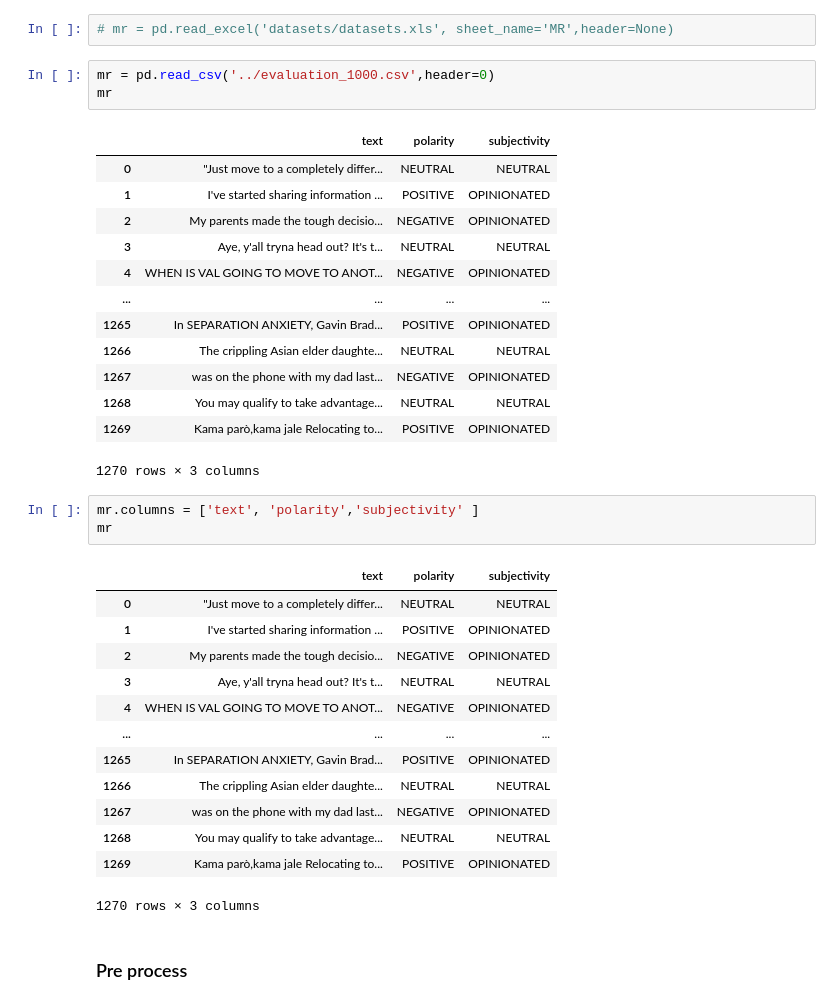
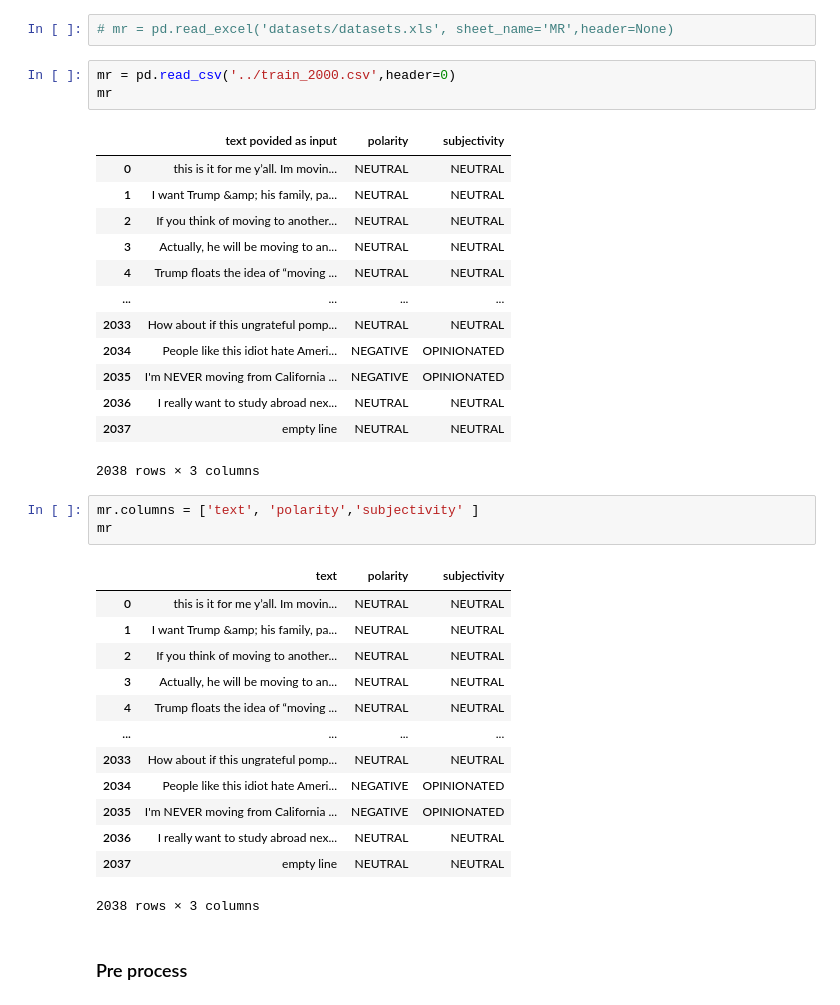
Before and after one commit to md-zaki/CZ4034_IR_Group_Project, a Jupyter notebook: data_cleaning/preprocess.ipynb, the cells around one changed output. Saved outputs shown, nothing was run; the diff lists cells and outputs as text.

```diff
--- a/data_cleaning/preprocess.ipynb
+++ b/data_cleaning/preprocess.ipynb
@@ -28,38 +28,38 @@ import re
 # %%
 # mr = pd.read_excel('datasets/datasets.xls', sheet_name='MR',header=None)
 # %%
-mr = pd.read_csv('../evaluation_1000.csv',header=0)
+mr = pd.read_csv('../train_2000.csv',header=0)
 mr
 # %% [output]
-|  | text | polarity | subjectivity |
-| 0 | "Just move to a completely differ... | NEUTRAL | NEUTRAL |
-| 1 | I've started sharing information ... | POSITIVE | OPINIONATED |
-| 2 | My parents made the tough decisio... | NEGATIVE | OPINIONATED |
-| 3 | Aye, y'all tryna head out? It's t... | NEUTRAL | NEUTRAL |
-| 4 | WHEN IS VAL GOING TO MOVE TO ANOT... | NEGATIVE | OPINIONATED |
+|  | text povided as input | polarity | subjectivity |
+| 0 | this is it for me y’all. Im movin... | NEUTRAL | NEUTRAL |
+| 1 | I want Trump &amp; his family, pa... | NEUTRAL | NEUTRAL |
+| 2 | If you think of moving to another... | NEUTRAL | NEUTRAL |
+| 3 | Actually, he will be moving to an... | NEUTRAL | NEUTRAL |
+| 4 | Trump floats the idea of “moving ... | NEUTRAL | NEUTRAL |
 | ... | ... | ... | ... |
-| 1265 | In SEPARATION ANXIETY, Gavin Brad... | POSITIVE | OPINIONATED |
-| 1266 | The crippling Asian elder daughte... | NEUTRAL | NEUTRAL |
-| 1267 | was on the phone with my dad last... | NEGATIVE | OPINIONATED |
-| 1268 | You may qualify to take advantage... | NEUTRAL | NEUTRAL |
-| 1269 | Kama parò,kama jale Relocating to... | POSITIVE | OPINIONATED |
+| 2033 | How about if this ungrateful pomp... | NEUTRAL | NEUTRAL |
+| 2034 | People like this idiot hate Ameri... | NEGATIVE | OPINIONATED |
+| 2035 | I'm NEVER moving from California ... | NEGATIVE | OPINIONATED |
+| 2036 | I really want to study abroad nex... | NEUTRAL | NEUTRAL |
+| 2037 | empty line | NEUTRAL | NEUTRAL |
-1270 rows × 3 columns
+2038 rows × 3 columns
 # %%
 mr.columns = ['text', 'polarity','subjectivity' ]
 mr
 # %% [output]
 |  | text | polarity | subjectivity |
-| 0 | "Just move to a completely differ... | NEUTRAL | NEUTRAL |
-| 1 | I've started sharing information ... | POSITIVE | OPINIONATED |
-| 2 | My parents made the tough decisio... | NEGATIVE | OPINIONATED |
-| 3 | Aye, y'all tryna head out? It's t... | NEUTRAL | NEUTRAL |
-| 4 | WHEN IS VAL GOING TO MOVE TO ANOT... | NEGATIVE | OPINIONATED |
+| 0 | this is it for me y’all. Im movin... | NEUTRAL | NEUTRAL |
+| 1 | I want Trump &amp; his family, pa... | NEUTRAL | NEUTRAL |
+| 2 | If you think of moving to another... | NEUTRAL | NEUTRAL |
+| 3 | Actually, he will be moving to an... | NEUTRAL | NEUTRAL |
+| 4 | Trump floats the idea of “moving ... | NEUTRAL | NEUTRAL |
 | ... | ... | ... | ... |
-| 1265 | In SEPARATION ANXIETY, Gavin Brad... | POSITIVE | OPINIONATED |
-| 1266 | The crippling Asian elder daughte... | NEUTRAL | NEUTRAL |
-| 1267 | was on the phone with my dad last... | NEGATIVE | OPINIONATED |
-| 1268 | You may qualify to take advantage... | NEUTRAL | NEUTRAL |
-| 1269 | Kama parò,kama jale Relocating to... | POSITIVE | OPINIONATED |
+| 2033 | How about if this ungrateful pomp... | NEUTRAL | NEUTRAL |
+| 2034 | People like this idiot hate Ameri... | NEGATIVE | OPINIONATED |
+| 2035 | I'm NEVER moving from California ... | NEGATIVE | OPINIONATED |
+| 2036 | I really want to study abroad nex... | NEUTRAL | NEUTRAL |
+| 2037 | empty line | NEUTRAL | NEUTRAL |
-1270 rows × 3 columns
+2038 rows × 3 columns
 # %% [markdown]
 ### Pre process
```
Also changed, not shown: parts of 10 cells of this notebook, 11 other files.
